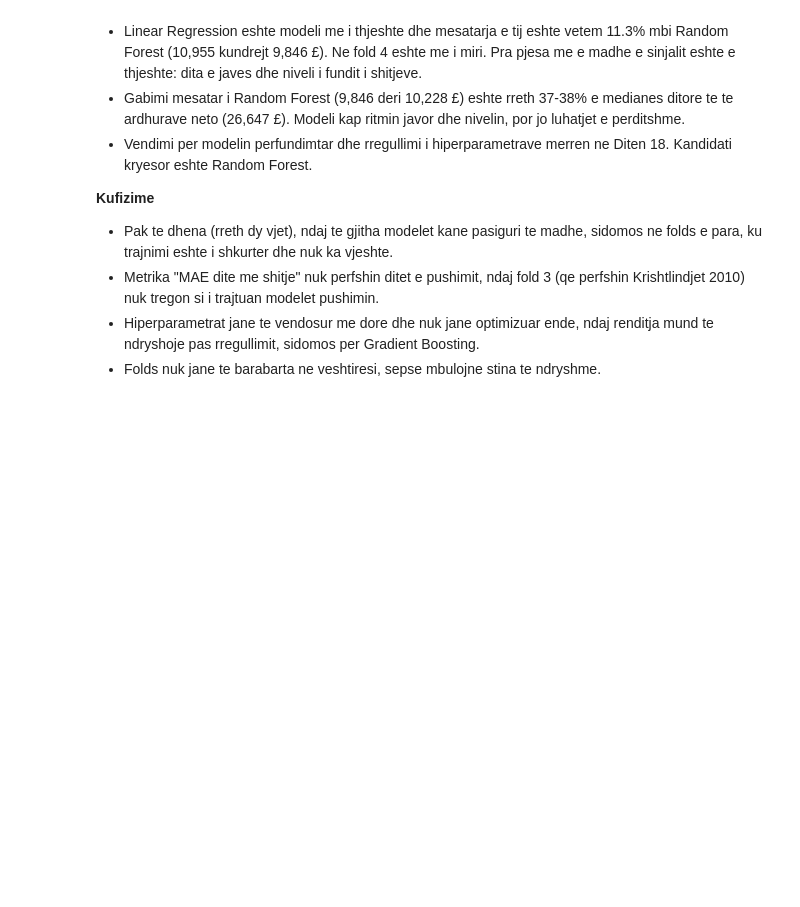
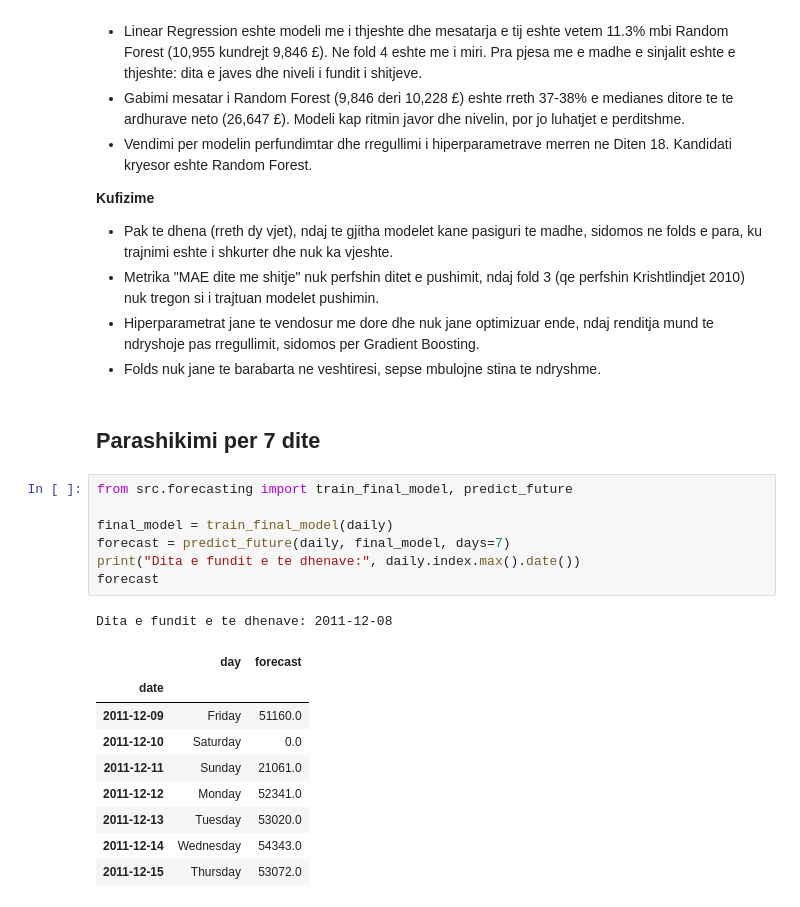
Before and after one commit to Dua-Gashi/online-retail-customer-analytics, a Jupyter notebook: notebooks/03_forecasting.ipynb, the cells around one changed output. Cells and saved outputs as stored; diff of their text form; blank space fills up the shorter version.

```diff
--- a/notebooks/03_forecasting.ipynb
+++ b/notebooks/03_forecasting.ipynb
@@ -589,3 +589,23 @@ Modeli me i mire per fold: fold 1 Random Forest, fold 2 baseline "java e kaluar"
 - Metrika "MAE dite me shitje" nuk perfshin ditet e pushimit, ndaj fold 3 (qe perfshin Krishtlindjet 2010) nuk tregon si i trajtuan modelet pushimin.
 - Hiperparametrat jane te vendosur me dore dhe nuk jane optimizuar ende, ndaj renditja mund te ndryshoje pas rregullimit, sidomos per Gradient Boosting.
 - Folds nuk jane te barabarta ne veshtiresi, sepse mbulojne stina te ndryshme.
+# %% [markdown]
+## Parashikimi per 7 dite
+# %%
+from src.forecasting import train_final_model, predict_future
+
+final_model = train_final_model(daily)
+forecast = predict_future(daily, final_model, days=7)
+print("Dita e fundit e te dhenave:", daily.index.max().date())
+forecast
+# %% [output]
+Dita e fundit e te dhenave: 2011-12-08
+|  | day | forecast |
+| date |  |  |
+| 2011-12-09 | Friday | 51160.0 |
+| 2011-12-10 | Saturday | 0.0 |
+| 2011-12-11 | Sunday | 21061.0 |
+| 2011-12-12 | Monday | 52341.0 |
+| 2011-12-13 | Tuesday | 53020.0 |
+| 2011-12-14 | Wednesday | 54343.0 |
+| 2011-12-15 | Thursday | 53072.0 |
```
Also changed, not shown: parts of 4 cells of this notebook, 4 other files.
